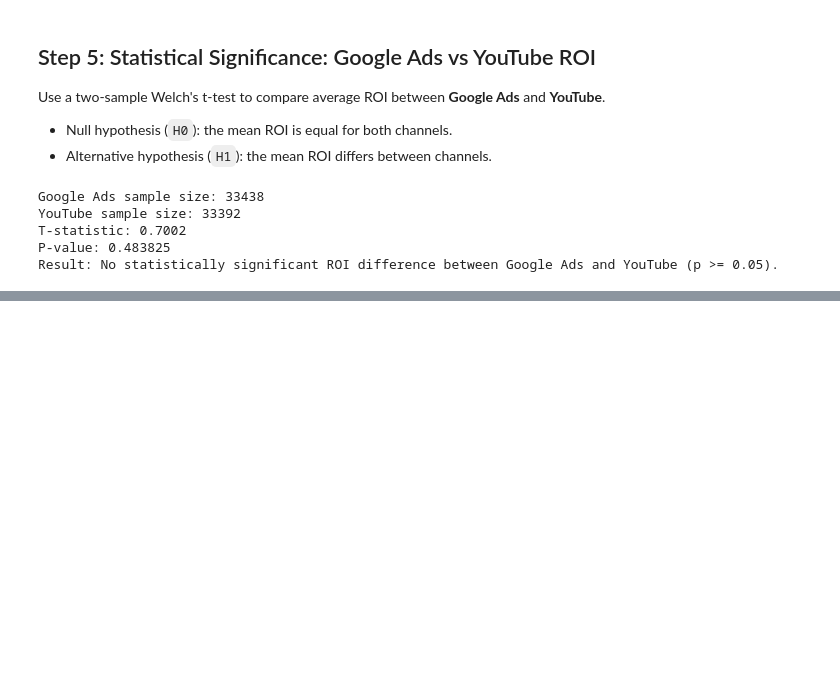
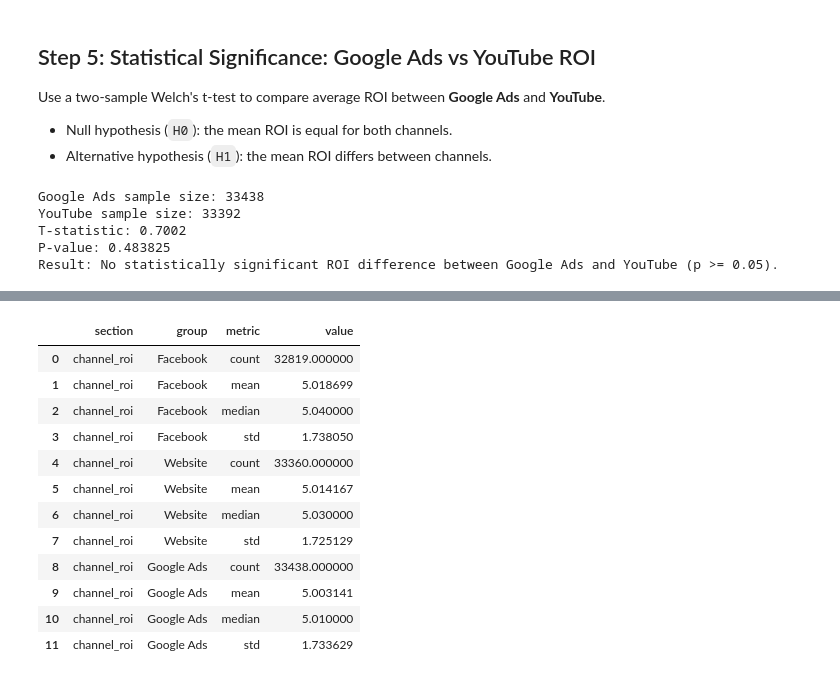
Before and after one commit to bakedaliennn/py_marketing_eda, a Jupyter notebook: notebooks/03_bivariate_analysis.ipynb, the cells around one changed output, grey strips where cells are left out. Drawn from its saved outputs; the diff is of its cells as text; code cells hidden in the pictures; blank space fills up the shorter version.

```diff
--- a/notebooks/03_bivariate_analysis.ipynb
+++ b/notebooks/03_bivariate_analysis.ipynb
@@ -232,0 +277,84 @@ These insights can directly guide channel allocation and audience targeting stra
+# %%
+## Lightweight text audit for logs/CI where chart rendering is unavailable.
+# Temporary audit cell for concise notebook-3 insights
+channel_roi_summary_local = (
+    df[["Channel_Used", "ROI"]]
+    .dropna()
+    .groupby("Channel_Used")["ROI"]
+    .agg(["count", "mean", "median", "std"])
+    .sort_values("median", ascending=False)
+)
+
+audience_conversion_local = (
+    df[["Target_Audience", "Conversion_Rate"]]
+    .dropna()
+    .groupby("Target_Audience")["Conversion_Rate"]
+    .agg(["count", "mean", "std"])
+    .sort_values("mean", ascending=False)
+)
+
+## Rank strongest linear relationships by absolute correlation magnitude.
+corr_matrix_local = df[["Conversion_Rate", "Acquisition_Cost", "ROI", "Clicks", "Impressions", "Engagement_Score"]].corr(numeric_only=True)
+abs_corr_pairs = (
+    corr_matrix_local.where(~np.eye(corr_matrix_local.shape[0], dtype=bool))
+    .stack()
+    .abs()
+    .sort_values(ascending=False)
+)
+
+print("CHANNEL_ROI_SUMMARY")
+print(channel_roi_summary_local.to_string())
+print("\nAUDIENCE_CONVERSION_SUMMARY")
+print(audience_conversion_local.to_string())
+print("\nTOP_ABS_CORR_PAIRS")
+print(abs_corr_pairs.head(6).to_string())
+
+## Reproduce Welch t-test in compact text format for downstream reporting.
+google_roi_local = df.loc[df["Channel_Used"] == "Google Ads", "ROI"].dropna()
+youtube_roi_local = df.loc[df["Channel_Used"] == "YouTube", "ROI"].dropna()
+t_stat_local, p_value_local = stats.ttest_ind(google_roi_local, youtube_roi_local, equal_var=False)
+print("\nTTEST")
+print(f"google_n={len(google_roi_local)}, youtube_n={len(youtube_roi_local)}, t_stat={t_stat_local:.6f}, p_value={p_value_local:.6f}")
+
+## Build one exportable summary table in long format (section + metric + value).
+summary_rows = []
+
+for channel, row in channel_roi_summary_local.iterrows():
+    summary_rows.extend([
+        {"section": "channel_roi", "group": channel, "metric": "count", "value": row["count"]},
+        {"section": "channel_roi", "group": channel, "metric": "mean", "value": row["mean"]},
+        {"section": "channel_roi", "group": channel, "metric": "median", "value": row["median"]},
+        {"section": "channel_roi", "group": channel, "metric": "std", "value": row["std"]},
+    ])
+
+for audience, row in audience_conversion_local.iterrows():
+    summary_rows.extend([
+        {"section": "audience_conversion", "group": audience, "metric": "count", "value": row["count"]},
+        {"section": "audience_conversion", "group": audience, "metric": "mean", "value": row["mean"]},
+        {"section": "audience_conversion", "group": audience, "metric": "std", "value": row["std"]},
+    ])
+
+for pair, corr_value in abs_corr_pairs.head(6).items():
+    summary_rows.append(
+        {
+            "section": "top_abs_correlation",
+            "group": f"{pair[0]}__{pair[1]}",
+            "metric": "abs_corr",
+            "value": corr_value,
+        }
+    )
+
+summary_rows.extend([
+    {"section": "ttest_google_vs_youtube", "group": "google_vs_youtube", "metric": "google_n", "value": len(google_roi_local)},
+    {"section": "ttest_google_vs_youtube", "group": "google_vs_youtube", "metric": "youtube_n", "value": len(youtube_roi_local)},
+    {"section": "ttest_google_vs_youtube", "group": "google_vs_youtube", "metric": "t_stat", "value": t_stat_local},
+    {"section": "ttest_google_vs_youtube", "group": "google_vs_youtube", "metric": "p_value", "value": p_value_local},
+])
+
+final_summary_csv = pd.DataFrame(summary_rows)
+summary_csv_path = results_dir / "bivariate_final_summary.csv"
+final_summary_csv.to_csv(summary_csv_path, index=False)
+
+print(f"\nSaved summary CSV: {summary_csv_path.resolve()}")
+final_summary_csv.head(12)
+# %% [output]
@@ -232,0 +378,13 @@ These insights can directly guide channel allocation and audience targeting stra
+|  | section | group | metric | value |
+| 0 | channel_roi | Facebook | count | 32819.000000 |
+| 1 | channel_roi | Facebook | mean | 5.018699 |
+| 2 | channel_roi | Facebook | median | 5.040000 |
+| 3 | channel_roi | Facebook | std | 1.738050 |
+| 4 | channel_roi | Website | count | 33360.000000 |
+| 5 | channel_roi | Website | mean | 5.014167 |
+| 6 | channel_roi | Website | median | 5.030000 |
+| 7 | channel_roi | Website | std | 1.725129 |
+| 8 | channel_roi | Google Ads | count | 33438.000000 |
+| 9 | channel_roi | Google Ads | mean | 5.003141 |
+| 10 | channel_roi | Google Ads | median | 5.010000 |
+| 11 | channel_roi | Google Ads | std | 1.733629 |
```
Also changed, not shown: parts of 11 cells of this notebook, 12 other files.
